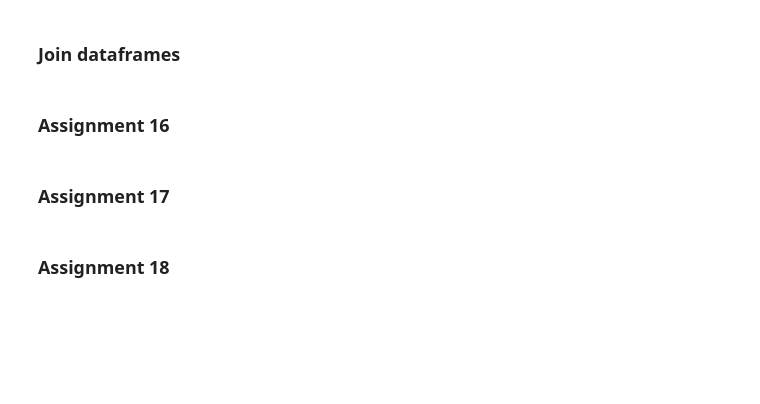
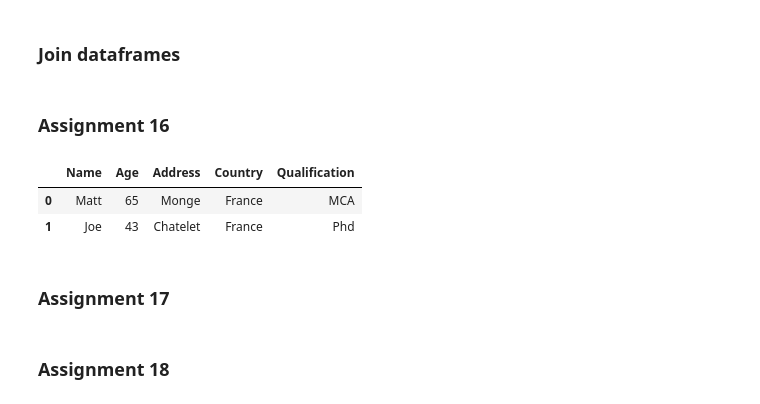
Before and after one commit to ripal64/Python_Excel_Automation, a Jupyter notebook: Python_Basics_Module_1_practice.ipynb, the cells around one changed output. Cells and saved outputs as stored; diff of their text form; code cells hidden in the pictures; blank space fills up the shorter version.

```diff
--- a/Python_Basics_Module_1_practice.ipynb
+++ b/Python_Basics_Module_1_practice.ipynb
@@ -2324,18 +2397,24 @@ df1[df1['Qualification'] == 'Phd']
 # %%
 #### Join dfs ---------
 
 # create another dataframe df2
 
 # Define a dictionary called 'data' containing employee information
 data = {'Name':['Matt', 'Joe'],
         'Age':[65, 43 ],
         'Address':['Monge', 'Chatelet'],
         'Country' : ['France', 'France'],
         'Qualification':[ 'MCA', 'Phd']}
 
 # Convert the dictionary into DataFrame and call it df2
 
 # your code here ...
+df2 = pd.DataFrame(data) # method sintax os case sensitive
+df2
+# %% [output]
+|  | Name | Age | Address | Country | Qualification |
+| 0 | Matt | 65 | Monge | France | MCA |
+| 1 | Joe | 43 | Chatelet | France | Phd |
 # %%
 #@title Display Solution 16
 
```
Also changed, not shown: parts of 39 cells of this notebook.
